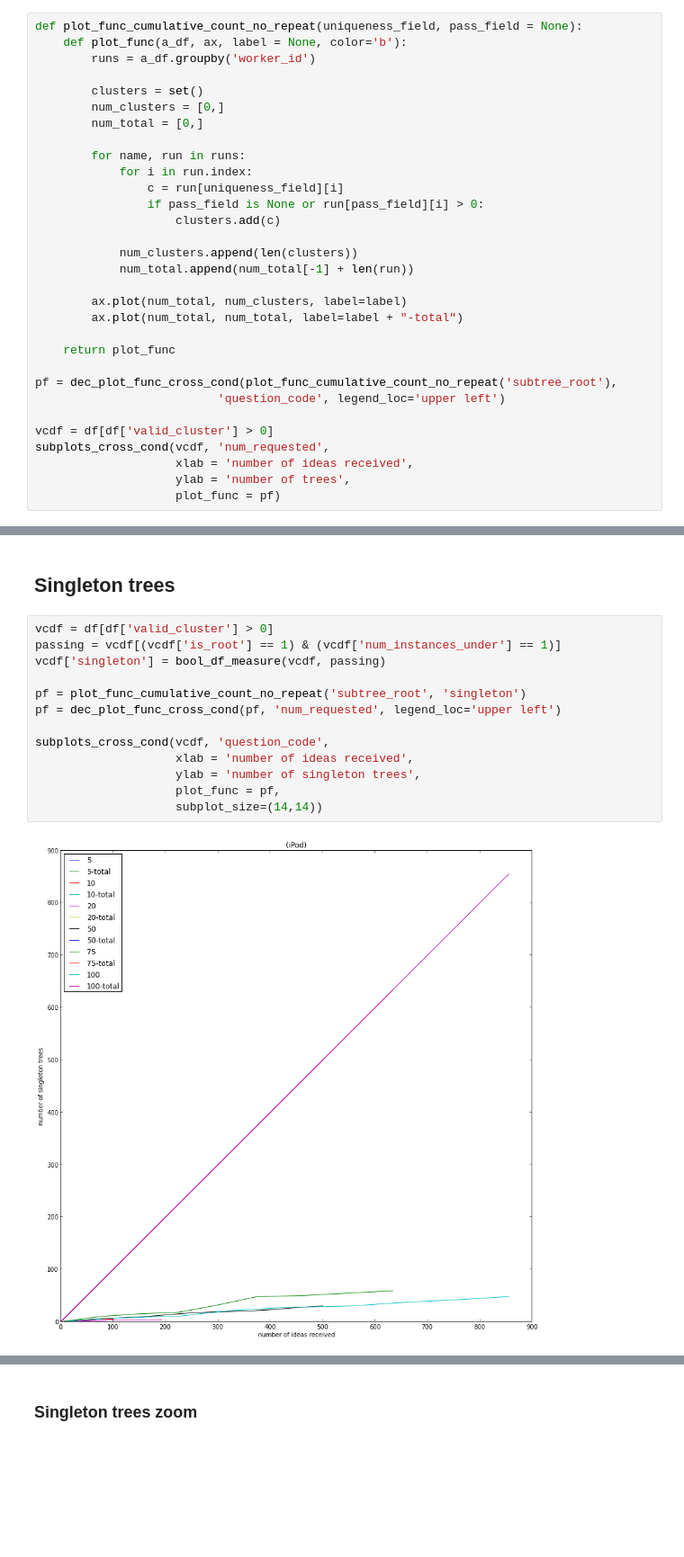
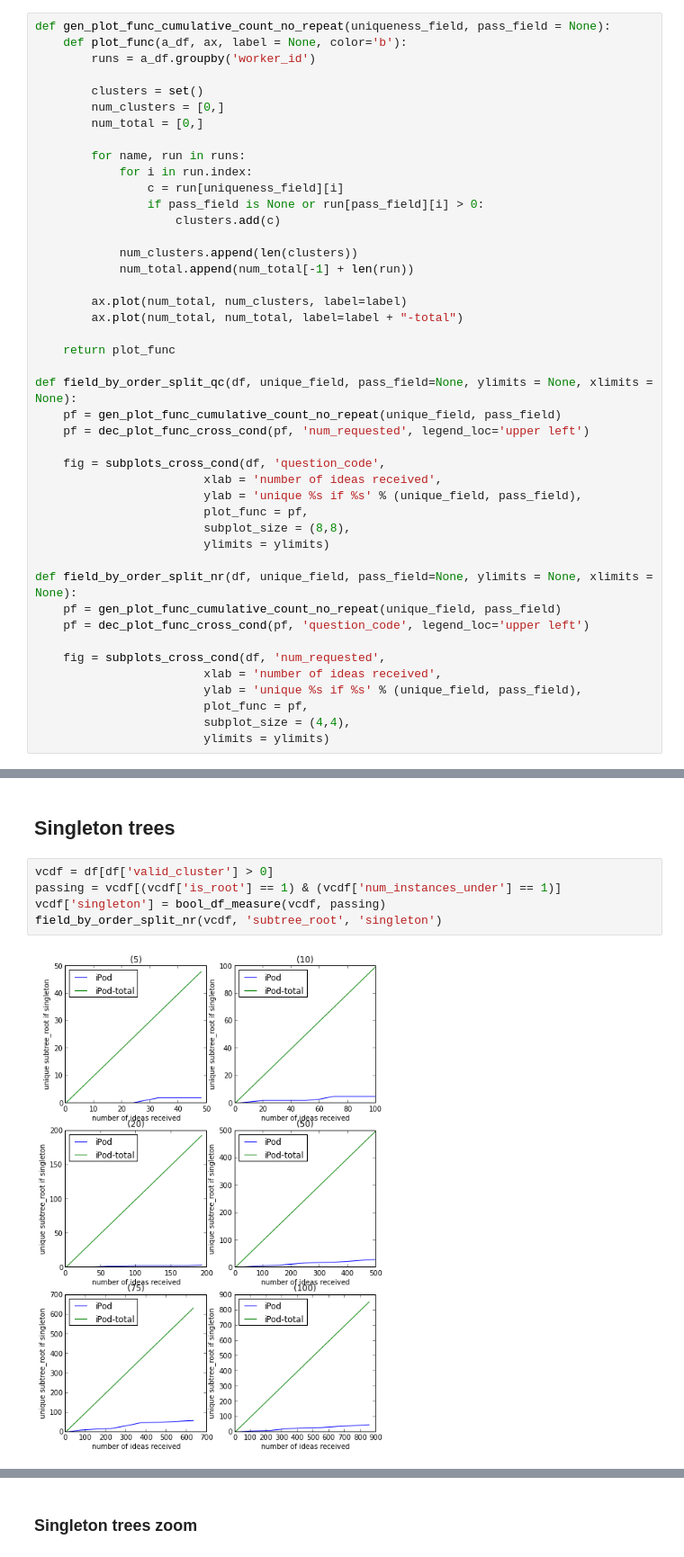
Before and after one commit to filkry/crowbrain, a Jupyter notebook: exps/post_pilot18_stats.ipynb, the cells around one changed output, grey strips where cells are left out. Shown at 90% size. Cells and saved outputs as stored; diff of their text form; blank space fills up the shorter version.

```diff
--- a/exps/post_pilot18_stats.ipynb
+++ b/exps/post_pilot18_stats.ipynb
@@ -1112,7 +1125,7 @@ bar_mean_err_cross_qc(vc_rmdf, 'pc_unique_ideas',
 
 ## Number of trees
 # %%
-def plot_func_cumulative_count_no_repeat(uniqueness_field, pass_field = None):
+def gen_plot_func_cumulative_count_no_repeat(uniqueness_field, pass_field = None):
     def plot_func(a_df, ax, label = None, color='b'):
         runs = a_df.groupby('worker_id')
 
@@ -1134,11 +1147,24 @@ def plot_func_cumulative_count_no_repeat(uniqueness_field, pass_field = None):
 
     return plot_func
 
-pf = dec_plot_func_cross_cond(plot_func_cumulative_count_no_repeat('subtree_root'),
-                          'question_code', legend_loc='upper left')
+def field_by_order_split_qc(df, unique_field, pass_field=None, ylimits = None, xlimits = None):
+    pf = gen_plot_func_cumulative_count_no_repeat(unique_field, pass_field)
+    pf = dec_plot_func_cross_cond(pf, 'num_requested', legend_loc='upper left')
 
-vcdf = df[df['valid_cluster'] > 0]
-subplots_cross_cond(vcdf, 'num_requested',
-                    xlab = 'number of ideas received',
-                    ylab = 'number of trees',
-                    plot_func = pf)
+    fig = subplots_cross_cond(df, 'question_code',
+                        xlab = 'number of ideas received',
+                        ylab = 'unique %s if %s' % (unique_field, pass_field),
+                        plot_func = pf,
+                        subplot_size = (8,8),
+                        ylimits = ylimits)
+
+def field_by_order_split_nr(df, unique_field, pass_field=None, ylimits = None, xlimits = None):
+    pf = gen_plot_func_cumulative_count_no_repeat(unique_field, pass_field)
+    pf = dec_plot_func_cross_cond(pf, 'question_code', legend_loc='upper left')
+
+    fig = subplots_cross_cond(df, 'num_requested',
+                        xlab = 'number of ideas received',
+                        ylab = 'unique %s if %s' % (unique_field, pass_field),
+                        plot_func = pf,
+                        subplot_size = (4,4),
+                        ylimits = ylimits)
@@ -1224,15 +1212,7 @@ subplots_cross_cond(vcdf, 'question_code',
 # %%
 vcdf = df[df['valid_cluster'] > 0]
 passing = vcdf[(vcdf['is_root'] == 1) & (vcdf['num_instances_under'] == 1)]
 vcdf['singleton'] = bool_df_measure(vcdf, passing)
-
-pf = plot_func_cumulative_count_no_repeat('subtree_root', 'singleton')
-pf = dec_plot_func_cross_cond(pf, 'num_requested', legend_loc='upper left')
-
-subplots_cross_cond(vcdf, 'question_code',
-                    xlab = 'number of ideas received',
-                    ylab = 'number of singleton trees',
-                    plot_func = pf,
-                    subplot_size=(14,14))
+field_by_order_split_nr(vcdf, 'subtree_root', 'singleton')
 # %% [output]
-[figure, old version]
+[figure, new version]
```
Also changed, not shown: parts of 46 cells of this notebook.
